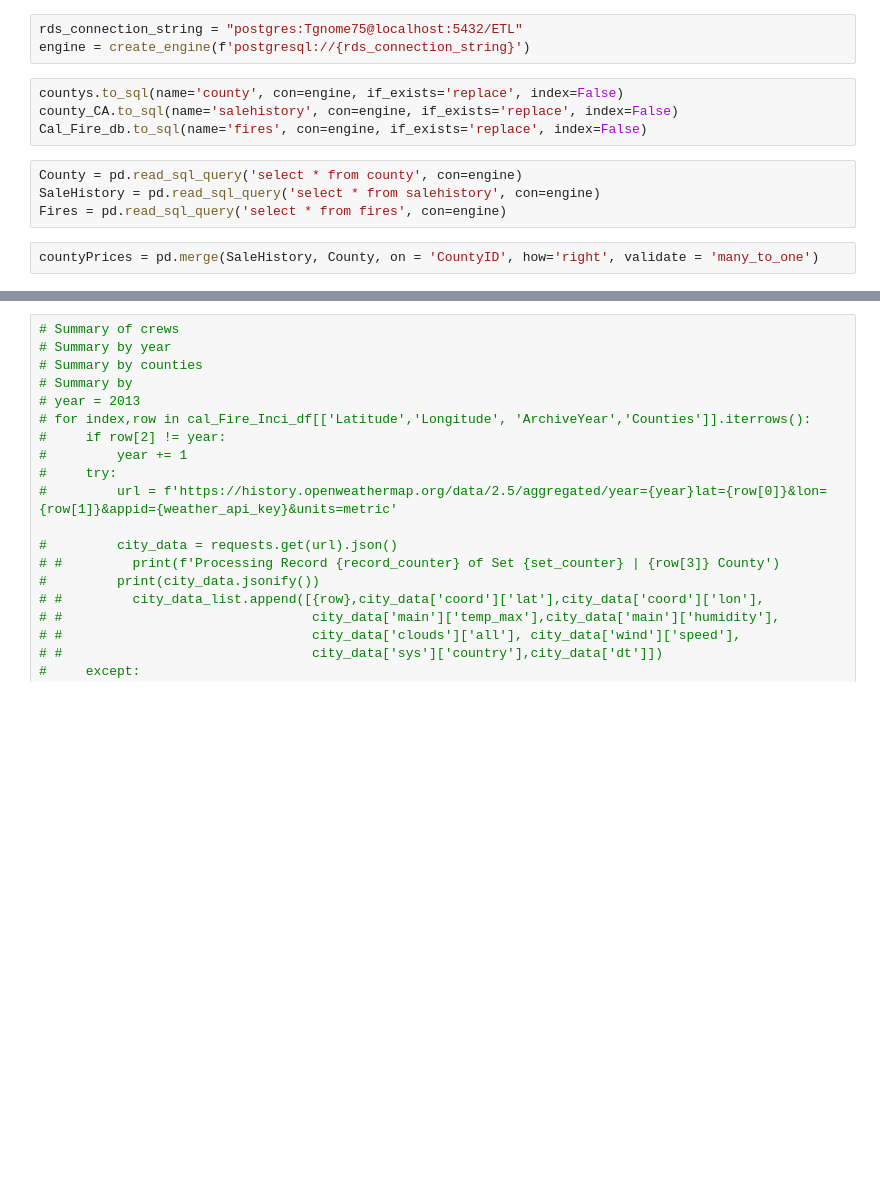
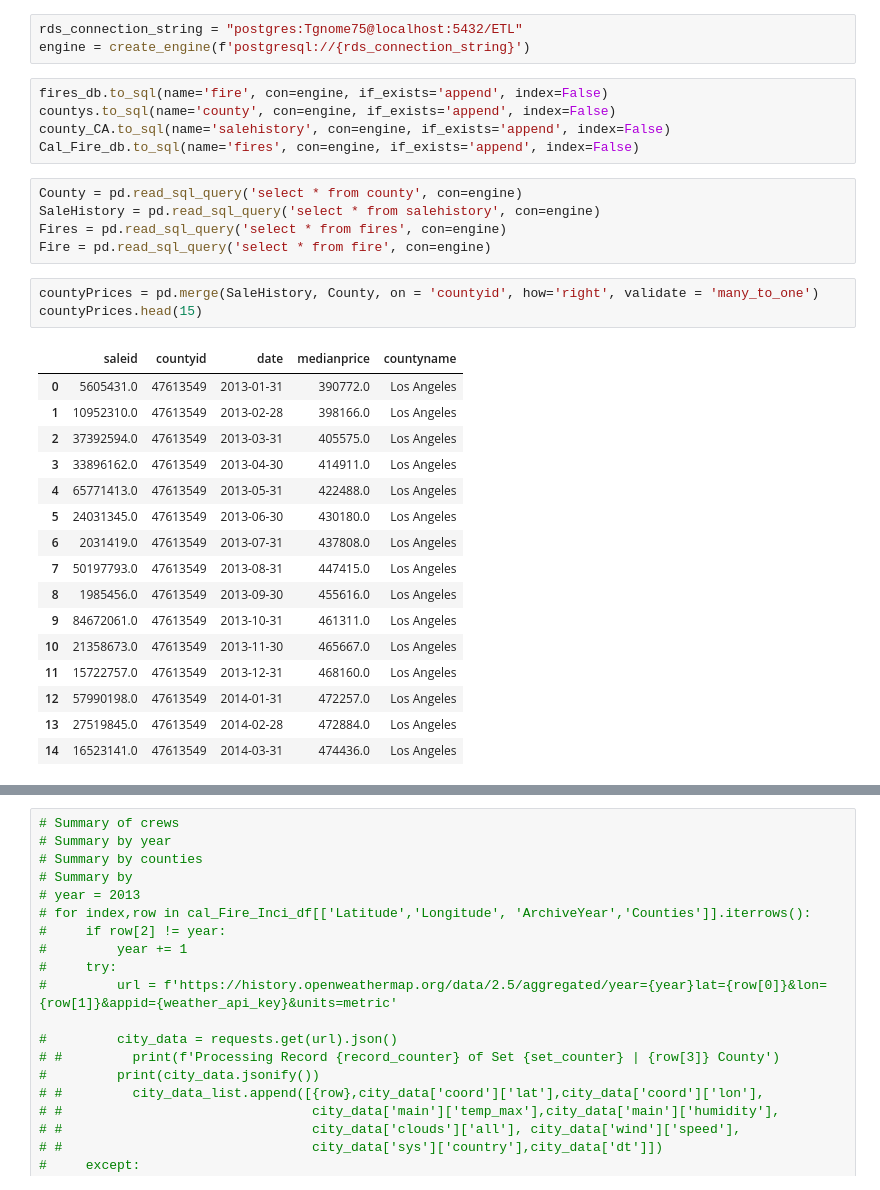
Before and after one commit to timegnome/ETL-Project, a Jupyter notebook: Wildfire-ETL.ipynb, the cells around one changed output, grey strips where cells are left out. Cells and saved outputs as stored; diff of their text form; blank space fills up the shorter version.

```diff
--- a/Wildfire-ETL.ipynb
+++ b/Wildfire-ETL.ipynb
@@ -144,13 +155,33 @@ Cal_Fire_db = Cal_Fire_db.fillna(0)
 rds_connection_string = "postgres:Tgnome75@localhost:5432/ETL"
 engine = create_engine(f'postgresql://{rds_connection_string}')
 # %%
-countys.to_sql(name='county', con=engine, if_exists='replace', index=False)
-county_CA.to_sql(name='salehistory', con=engine, if_exists='replace', index=False)
-Cal_Fire_db.to_sql(name='fires', con=engine, if_exists='replace', index=False)
+fires_db.to_sql(name='fire', con=engine, if_exists='append', index=False)
+countys.to_sql(name='county', con=engine, if_exists='append', index=False)
+county_CA.to_sql(name='salehistory', con=engine, if_exists='append', index=False)
+Cal_Fire_db.to_sql(name='fires', con=engine, if_exists='append', index=False)
 # %%
 County = pd.read_sql_query('select * from county', con=engine)
 SaleHistory = pd.read_sql_query('select * from salehistory', con=engine)
 Fires = pd.read_sql_query('select * from fires', con=engine)
+Fire = pd.read_sql_query('select * from fire', con=engine)
 # %%
-countyPrices = pd.merge(SaleHistory, County, on = 'CountyID', how='right', validate = 'many_to_one')
+countyPrices = pd.merge(SaleHistory, County, on = 'countyid', how='right', validate = 'many_to_one')
+countyPrices.head(15)
+# %% [output]
+|  | saleid | countyid | date | medianprice | countyname |
+| 0 | 5605431.0 | 47613549 | 2013-01-31 | 390772.0 | Los Angeles |
+| 1 | 10952310.0 | 47613549 | 2013-02-28 | 398166.0 | Los Angeles |
+| 2 | 37392594.0 | 47613549 | 2013-03-31 | 405575.0 | Los Angeles |
+| 3 | 33896162.0 | 47613549 | 2013-04-30 | 414911.0 | Los Angeles |
+| 4 | 65771413.0 | 47613549 | 2013-05-31 | 422488.0 | Los Angeles |
+| 5 | 24031345.0 | 47613549 | 2013-06-30 | 430180.0 | Los Angeles |
+| 6 | 2031419.0 | 47613549 | 2013-07-31 | 437808.0 | Los Angeles |
+| 7 | 50197793.0 | 47613549 | 2013-08-31 | 447415.0 | Los Angeles |
+| 8 | 1985456.0 | 47613549 | 2013-09-30 | 455616.0 | Los Angeles |
+| 9 | 84672061.0 | 47613549 | 2013-10-31 | 461311.0 | Los Angeles |
+| 10 | 21358673.0 | 47613549 | 2013-11-30 | 465667.0 | Los Angeles |
+| 11 | 15722757.0 | 47613549 | 2013-12-31 | 468160.0 | Los Angeles |
+| 12 | 57990198.0 | 47613549 | 2014-01-31 | 472257.0 | Los Angeles |
+| 13 | 27519845.0 | 47613549 | 2014-02-28 | 472884.0 | Los Angeles |
+| 14 | 16523141.0 | 47613549 | 2014-03-31 | 474436.0 | Los Angeles |
 # %%
```
Also changed, not shown: parts of 13 cells of this notebook, 1 other file.
